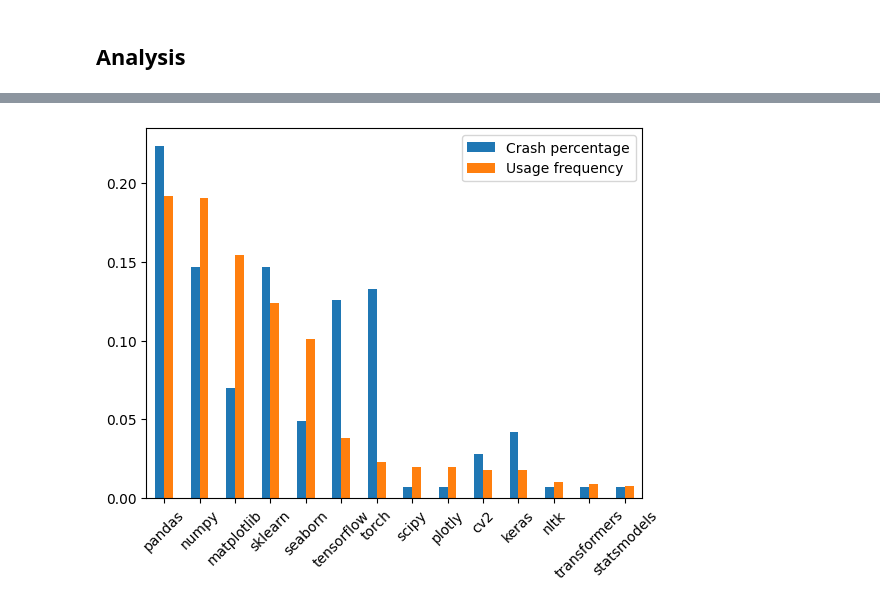
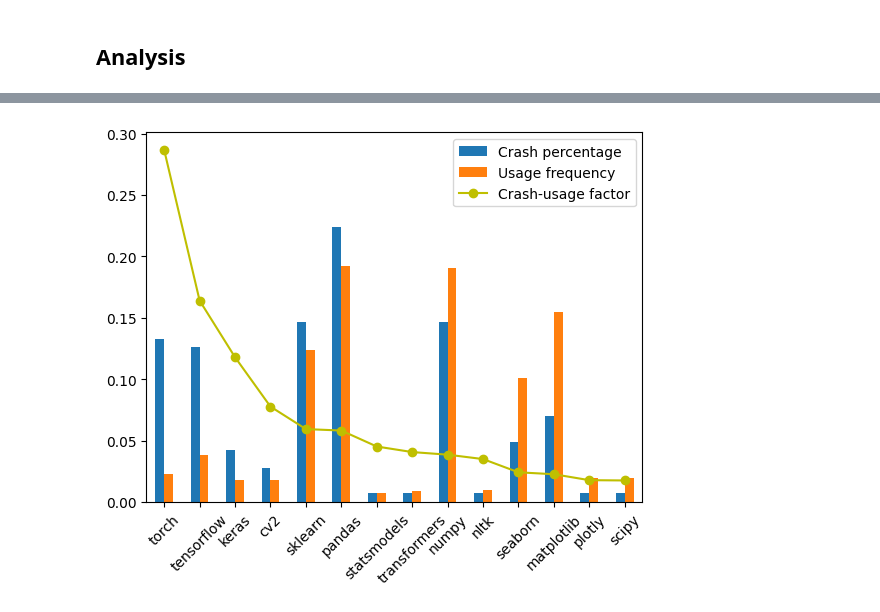
Before and after one commit to PELAB-LiU/jupyter_nbs_empirical, a Jupyter notebook: data_analysis_[additional-manual_labels_libraries].ipynb, the cells around one changed output, grey strips where cells are left out. Saved outputs shown, nothing was run; the diff lists cells and outputs as text; code cells hidden in the pictures.

Commit message:
updating library plot

```diff
--- a/data_analysis_[additional-manual_labels_libraries].ipynb
+++ b/data_analysis_[additional-manual_labels_libraries].ipynb
@@ -91,11 +94,16 @@ df_mllibs_frequency = df_mllibs_frequency[df_mllibs_frequency.imports.isin(df_ml
 df_mllibs_cause = df_mllibs_cause.reindex(df_mllibs_frequency.imports)
 df_mllibs_cause["Crash percentage"] = df_mllibs_cause["count"]/sum(df_mllibs_cause["count"])
 df_mllibs_cause["Usage frequency"] = df_mllibs_frequency["frequency"].values
-# %%
-import matplotlib.pyplot as plt
-
-ax = df_mllibs_cause.plot(y=["Crash percentage", "Usage frequency"], kind="bar", rot=45)
-ax.set_xlabel('')
-plt.show()
-# %% [output]
-[figure, removed]
+# %%
+df_mllibs_cause["ratio"] = df_mllibs_cause["Crash percentage"]/df_mllibs_cause["Usage frequency"]
+df_mllibs_cause = df_mllibs_cause.sort_values(by='ratio', ascending=False)
+# %%
+import matplotlib.pyplot as plt
+
+df_mllibs_cause["Crash-usage factor"] = df_mllibs_cause["ratio"]/20 # normalized ratio
+ax = df_mllibs_cause.plot(y=["Crash percentage", "Usage frequency"], kind="bar", rot=45)
+df_mllibs_cause.plot(y=['Crash-usage factor'], linestyle='-', marker='o', ax=ax, color='y', rot=45)
+ax.set_xlabel('')
+plt.show()
+# %% [output]
+[figure, added]
```
Also changed, not shown: parts of 5 cells of this notebook.
